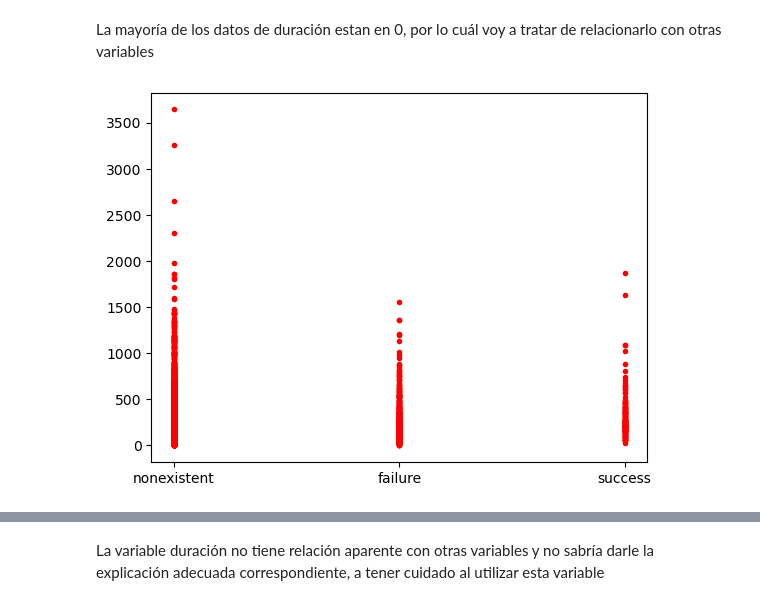
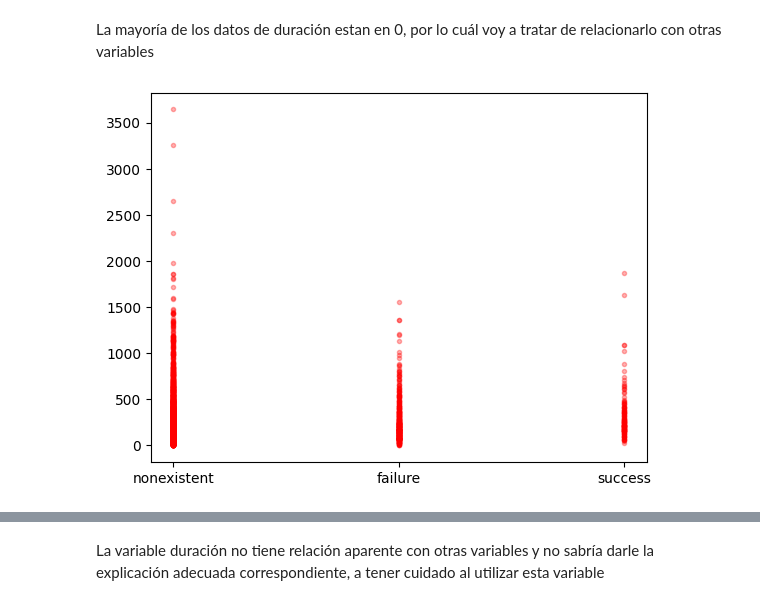
Before and after one commit to Horaciomb/Estadistica-Aplicada-Analisis-Datos, a Jupyter notebook: Exploratorio_Ejemplo1.ipynb, the cells around one changed output, grey strips where cells are left out. Saved outputs shown, nothing was run; the diff lists cells and outputs as text; code cells hidden in the pictures.

```diff
--- a/Exploratorio_Ejemplo1.ipynb
+++ b/Exploratorio_Ejemplo1.ipynb
@@ -139,8 +159,8 @@ plt.hist(D.duration)
 # %% [markdown]
 La mayoría de los datos de duración estan en 0, por lo cuál voy a tratar de relacionarlo con otras variables
 # %%
-plt.plot(D.poutcome,D.duration,'r.')
+plt.plot(D.poutcome,D.duration,'r.',alpha=0.3)
 plt.show()
 # %% [output]
-[figure, old version]
+[figure, new version]
 # %%
```
Also changed, not shown: parts of 9 cells of this notebook.
